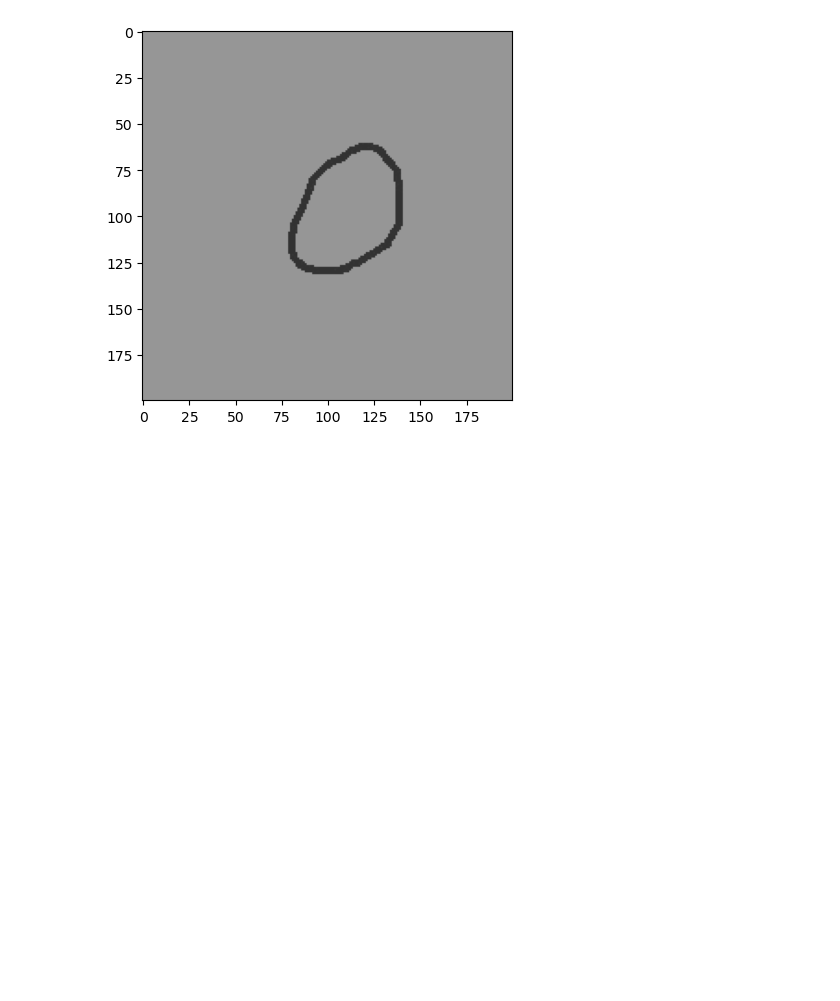
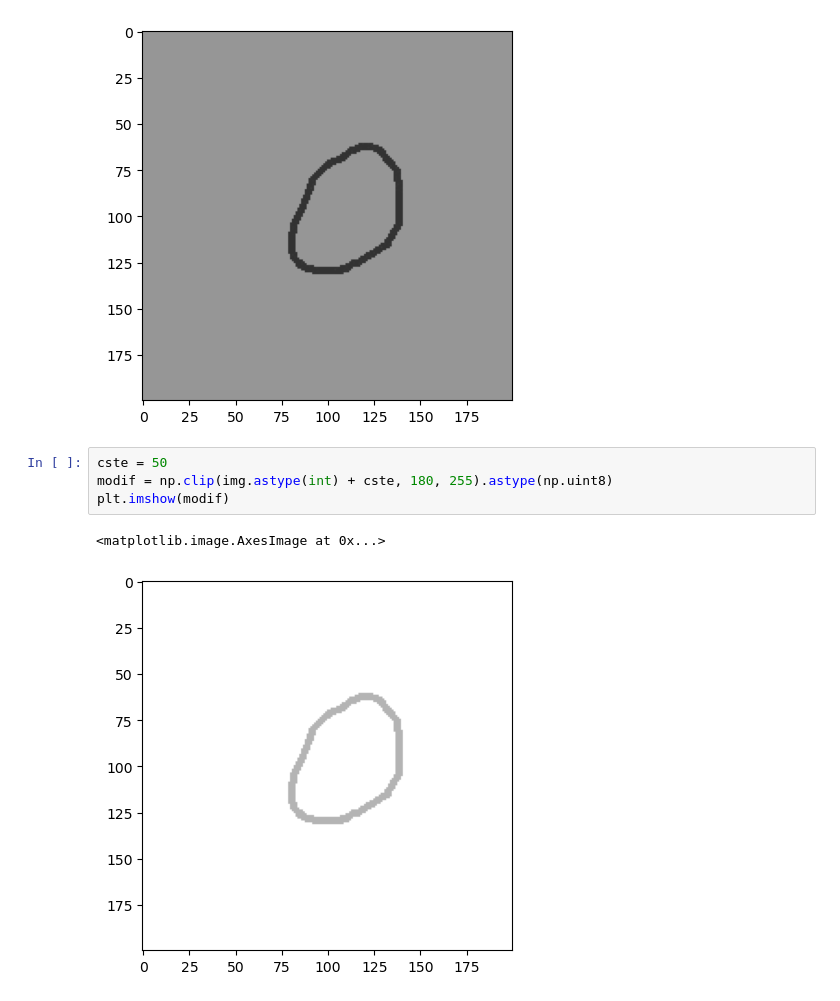
Before and after one commit to JulienFX/DuplicationDataset, a Jupyter notebook: duplication du dataset.ipynb, the cells around one changed output. Saved outputs shown, nothing was run; the diff lists cells and outputs as text; blank space fills up the shorter version.

Commit message:
modification simple matrice

```diff
--- a/duplication du dataset.ipynb
+++ b/duplication du dataset.ipynb
@@ -45,3 +45,10 @@ plt.imshow(modif)
 # %% [output]
 <matplotlib.image.AxesImage at 0x...>
 [figure]
+# %%
+cste = 50
+modif = np.clip(img.astype(int) + cste, 180, 255).astype(np.uint8)
+plt.imshow(modif)
+# %% [output]
+<matplotlib.image.AxesImage at 0x...>
+[figure, added]
```
